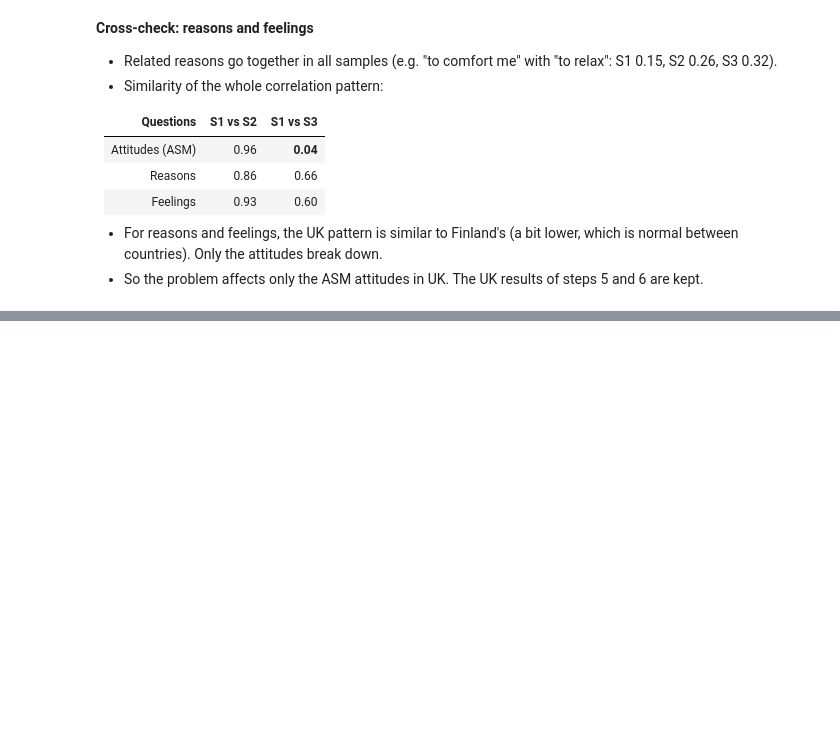
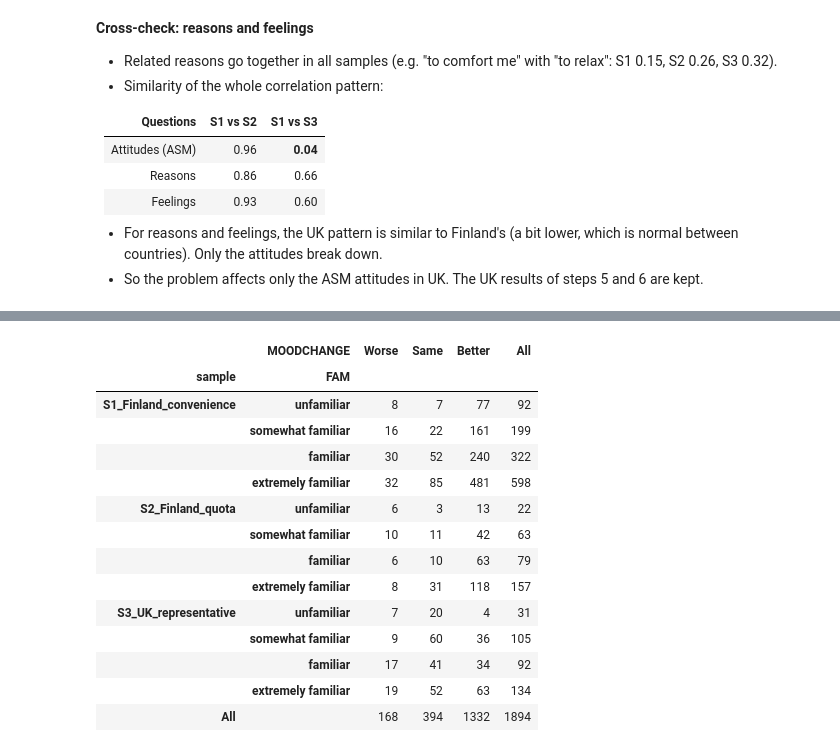
Before and after one commit to chaymaeloukili/melancholy-vs-rumination, a Jupyter notebook: notebooks/03_analysis.ipynb, the cells around one changed output, grey strips where cells are left out. Cells and saved outputs as stored; diff of their text form; code cells hidden in the pictures; blank space fills up the shorter version.

Commit message:
Add step 8a: choice and familiarity

```diff
--- a/notebooks/03_analysis.ipynb
+++ b/notebooks/03_analysis.ipynb
@@ -807,0 +884,18 @@ feelings | S1 vs S2: 0.93 | S1 vs S3: 0.6
+# %%
+pd.crosstab([df['sample'], df['FAM']], df['MOODCHANGE'], margins=True)
+# %% [output]
+|  | MOODCHANGE | Worse | Same | Better | All |
+| sample | FAM |  |  |  |  |
+| S1_Finland_convenience | unfamiliar | 8 | 7 | 77 | 92 |
+|  | somewhat familiar | 16 | 22 | 161 | 199 |
+|  | familiar | 30 | 52 | 240 | 322 |
+|  | extremely familiar | 32 | 85 | 481 | 598 |
+| S2_Finland_quota | unfamiliar | 6 | 3 | 13 | 22 |
+|  | somewhat familiar | 10 | 11 | 42 | 63 |
+|  | familiar | 6 | 10 | 63 | 79 |
+|  | extremely familiar | 8 | 31 | 118 | 157 |
+| S3_UK_representative | unfamiliar | 7 | 20 | 4 | 31 |
+|  | somewhat familiar | 9 | 60 | 36 | 105 |
+|  | familiar | 17 | 41 | 34 | 92 |
+|  | extremely familiar | 19 | 52 | 63 | 134 |
+| All |  | 168 | 394 | 1332 | 1894 |
```
Also changed, not shown: parts of 9 cells of this notebook.
